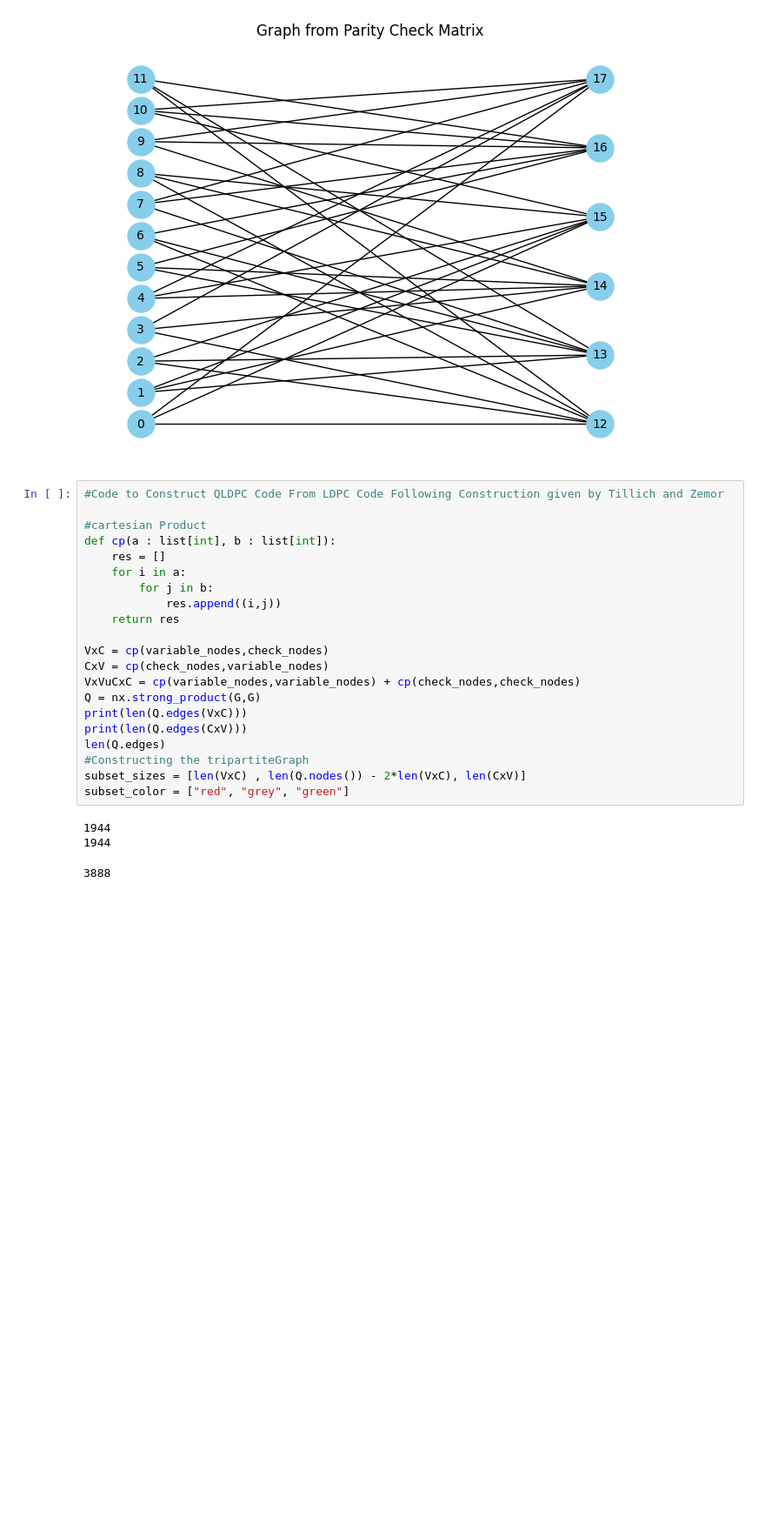
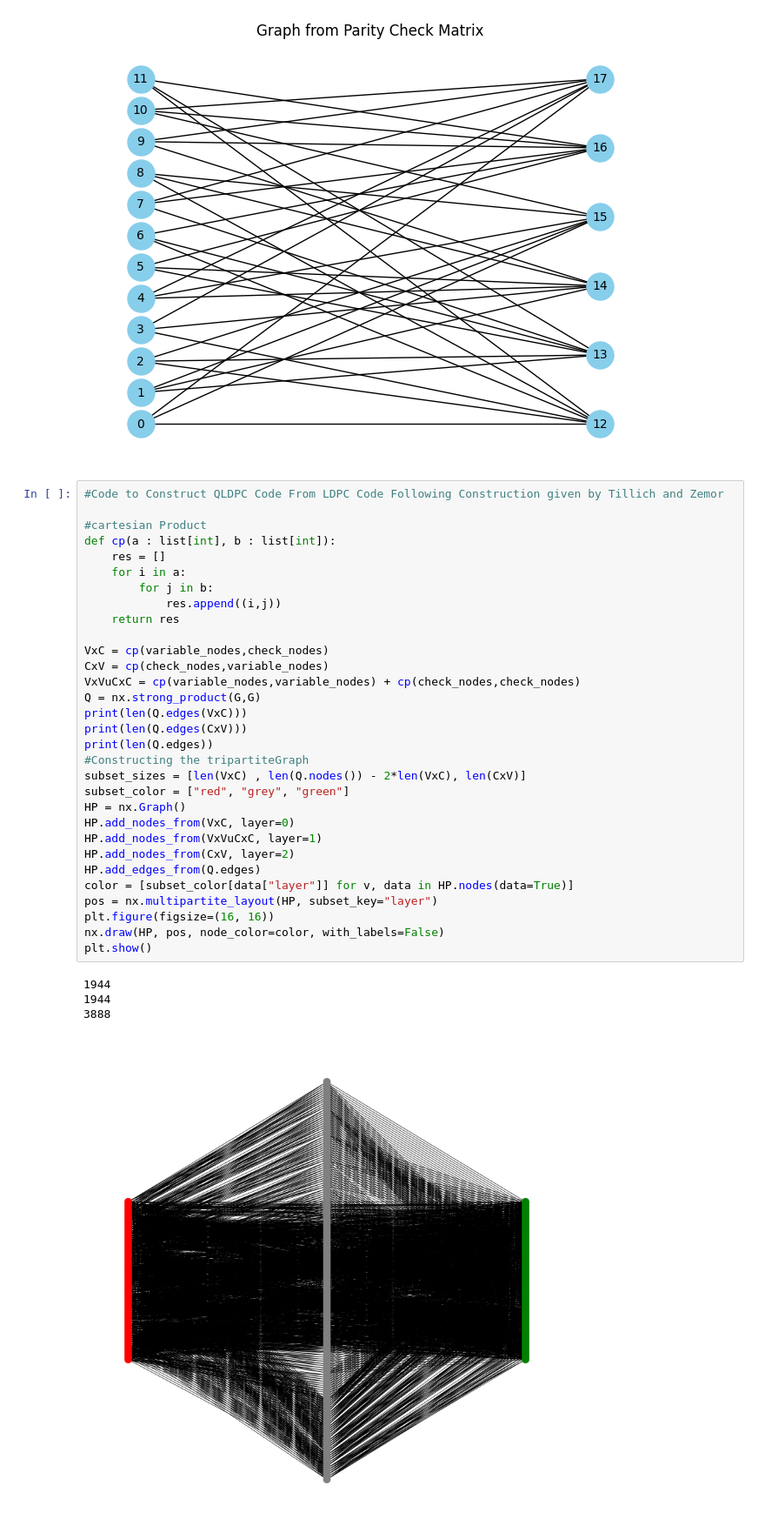
Before and after one commit to LaserCoder/NeutralAtomsLayout, a Jupyter notebook: ASMCreator.ipynb, the cells around one changed output. Shown at 87% size. Cells and saved outputs as stored; diff of their text form; blank space fills up the shorter version.

```diff
--- a/ASMCreator.ipynb
+++ b/ASMCreator.ipynb
@@ -47,25 +47,36 @@ False
 # %%
 #Code to Construct QLDPC Code From LDPC Code Following Construction given by Tillich and Zemor
 
 #cartesian Product
 def cp(a : list[int], b : list[int]):
     res = []
     for i in a:
         for j in b:
             res.append((i,j))
     return res
 
 VxC = cp(variable_nodes,check_nodes)
 CxV = cp(check_nodes,variable_nodes)
 VxVuCxC = cp(variable_nodes,variable_nodes) + cp(check_nodes,check_nodes)
 Q = nx.strong_product(G,G)
 print(len(Q.edges(VxC)))
 print(len(Q.edges(CxV)))
-len(Q.edges)
+print(len(Q.edges))
 #Constructing the tripartiteGraph
 subset_sizes = [len(VxC) , len(Q.nodes()) - 2*len(VxC), len(CxV)]
 subset_color = ["red", "grey", "green"]
+HP = nx.Graph()
+HP.add_nodes_from(VxC, layer=0)
+HP.add_nodes_from(VxVuCxC, layer=1)
+HP.add_nodes_from(CxV, layer=2)
+HP.add_edges_from(Q.edges)
+color = [subset_color[data["layer"]] for v, data in HP.nodes(data=True)]
+pos = nx.multipartite_layout(HP, subset_key="layer")
+plt.figure(figsize=(16, 16))
+nx.draw(HP, pos, node_color=color, with_labels=False)
+plt.show()
 # %% [output]
 1944
 1944
+3888
-3888
+[figure, added]
```
Also changed, not shown: parts of 2 cells of this notebook.
